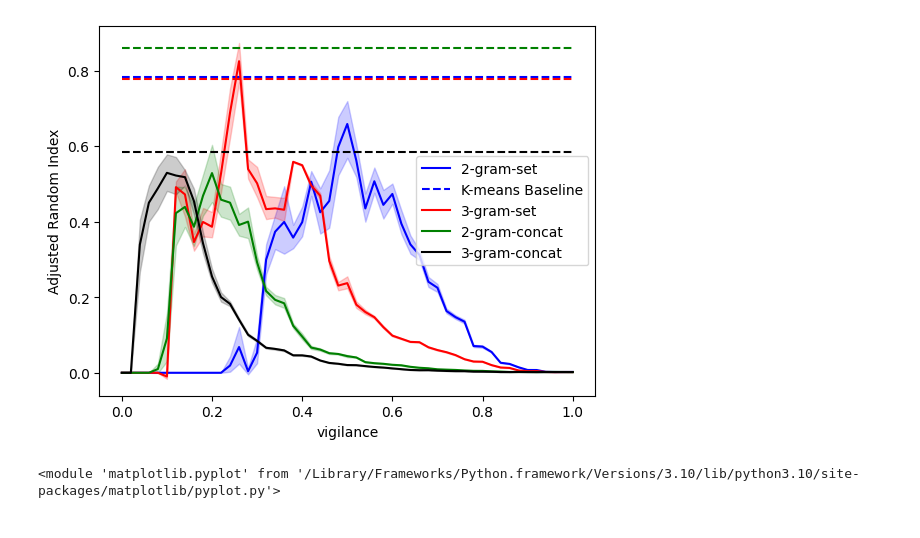
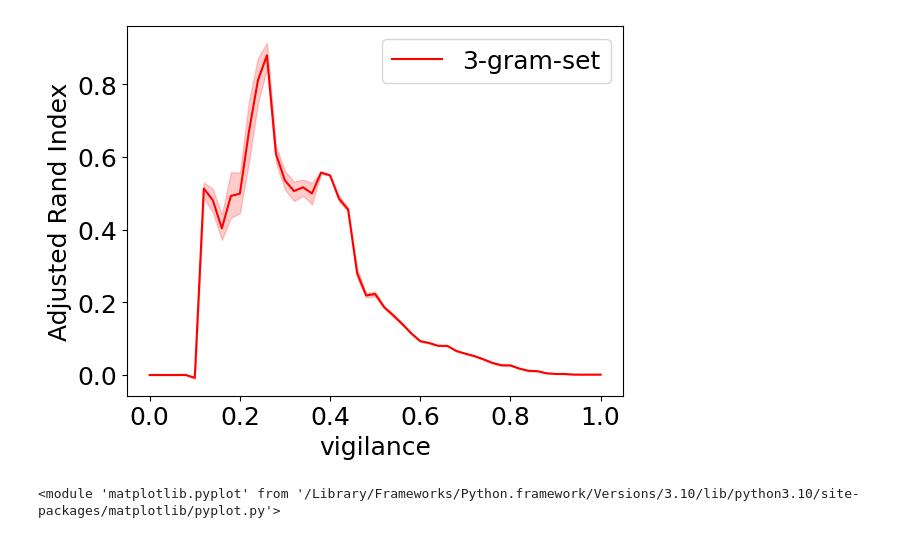
Before and after one commit to peterdekker/agents-art, a Jupyter notebook: Poster_plots.ipynb, the cells around one changed output. Saved outputs shown, nothing was run; the diff lists cells and outputs as text; code cells hidden in the pictures.

```diff
--- a/Poster_plots.ipynb
+++ b/Poster_plots.ipynb
@@ -1,41 +1,45 @@
 # %%
 import pandas as pd
 import seaborn as sns
 import matplotlib.pyplot as plt
 import numpy as np
+import matplotlib
 from conf import ART_VIGILANCE, ART_LEARNING_RATE, INFLECTION_CLASSES, N_INFLECTION_CLASSES, OUTPUT_DIR, INITIAL_CLUSTERS, CONFIG_STRING, VIGILANCE_RANGE
 
 # rep_kmeans_ARI_2_pool=np.ones((1,len(VIGILANCE_RANGE)))*0.782 #This is obtained from one baseline run
 # rep_kmeans_ARI_3_pool=np.ones((1,len(VIGILANCE_RANGE)))*0.778 #This is obtained from one baseline run
-
+matplotlib.rcParams.update({'font.size': 18})
 
 def addLine(Ngram, Concat, color, baseline_score):
     used_colors=["b", "r", "g","k"]
     filename=f'output/cluster_stats_--use_only_3PL=False---squeeze_into_verbs==True---Concat_verb_features={Concat}---CommonFeat0=False---Ngram={Ngram}.csv'
     df_results = pd.read_csv(filename)
 
     df_melt_scores = pd.melt(df_results, id_vars=["vigilance", "run", "batch"], value_vars=["ari"], var_name="metric", value_name="score")
     # df_melt_scores = pd.melt(df_results, id_vars=["vigilance", "run", "batch"], value_vars=["ri","ari", "nmi", "ami"], var_name="metric", value_name="score")
 
     from matplotlib import cm
 
     sns.lineplot(data=df_melt_scores, x="vigilance",
                     y="score", color=used_colors[color])
     #
     baseline_rep=np.ones((1,len(VIGILANCE_RANGE)))*baseline_score #This is obtained from one baseline run
     # rep_kmeans_AMI=np.ones((1,len(VIGILANCE_RANGE)))*0.835 #This is obtained from one baseline run
-    sns.lineplot(x=VIGILANCE_RANGE,
-                    y=baseline_rep[0], dashes=True, color=used_colors[color], linestyle='--')
+    # sns.lineplot(x=VIGILANCE_RANGE,
+                    # y=baseline_rep[0], dashes=True, color=used_colors[color], linestyle='--')
 
-addLine(2, False, 0, 0.782)
+
+# addLine(2, False, 0, 0.782)
 addLine(3, False, 1, 0.778)
-addLine(2, True, 2, 0.86)
-addLine(3, True, 3, 0.5852)
-plt.legend(labels=["2-gram-set", "_ignore", "K-means Baseline","_ignore", "3-gram-set", "_ignore", "_3-gram-set-baseline", "_ignore","2-gram-concat", "_ignore", "_2-gram-concat-baseline","_ignore","3-gram-concat", "_ignore", "_3-gram-concat-baseline","_ignore"])
-plt.ylabel('Adjusted Random Index')
-plt.savefig("Poster_vigilances.pdf")
+# addLine(2, True, 2, 0.86)
+# addLine(3, True, 3, 0.5852)
+plt.legend(labels=["3-gram-set"])
+# plt.legend(labels=["2-gram-set", "_ignore", "K-means Baseline","_ignore", "3-gram-set", "_ignore", "_3-gram-set-baseline", "_ignore","2-gram-concat", "_ignore", "_2-gram-concat-baseline","_ignore","3-gram-concat", "_ignore", "_3-gram-concat-baseline","_ignore"])
+
+plt.ylabel('Adjusted Rand Index')
+plt.savefig("Poster_vigilances.pdf",bbox_inches='tight')
 # %% [output]
-[figure, old version]
+[figure, new version]
 # %%
 plt
 # %% [output]
```
Also changed, not shown: 5 other files.
